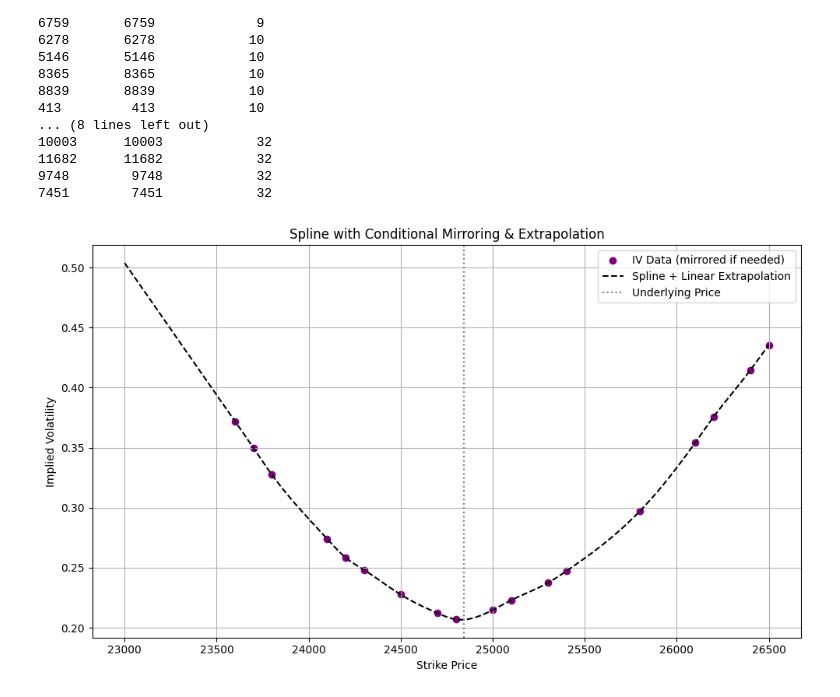
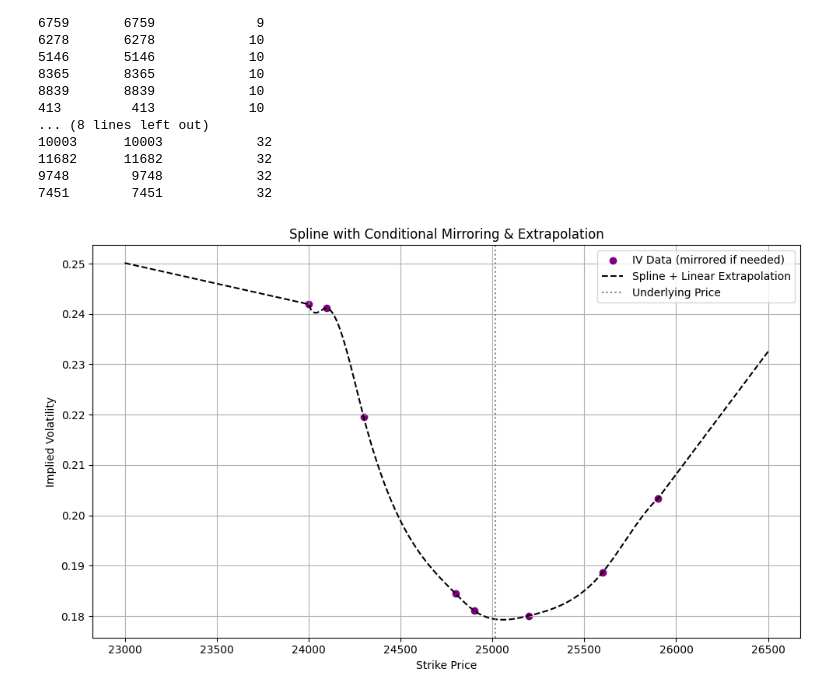
Before and after one commit to ag-arpitgoyal/nk-securities-research-hackathon-2025, a Jupyter notebook: misc.ipynb, the cells around one changed output. Cells and saved outputs as stored; diff of their text form; code cells hidden in the pictures.

```diff
--- a/misc.ipynb
+++ b/misc.ipynb
@@ -305,7 +305,7 @@ from scipy.interpolate import CubicSpline
 
 # Load data
 df = pd.read_csv('test_data.csv')
-row = df.iloc[1078]  # Pick a row to analyze
+row = df.iloc[2899]  # Pick a row to analyze
 
 # Extract IVs
 iv_data = {}
@@ -381,31 +381,31 @@ spline = CubicSpline(strikes, ivs, bc_type=((1, slope_left), (1, slope_right)),
 
 # Evaluate
 x_smooth = np.linspace(23000, 26500, 1000)
 y_smooth = np.empty_like(x_smooth)
 
 s1, iv1 = strikes[0], ivs[0]
 sN, ivN = strikes[-1], ivs[-1]
 
 for i, x in enumerate(x_smooth):
     if x < s1:
         y_smooth[i] = iv1 + slope_left_linear * (x - s1)
     elif x > sN:
         y_smooth[i] = ivN + slope_right_linear * (x - sN)
     else:
         y_smooth[i] = spline(x)
 
 # Plot
 plt.figure(figsize=(10, 6))
 plt.scatter(strikes, ivs, color='purple', label='IV Data (mirrored if needed)')
 plt.plot(x_smooth, y_smooth, color='black', linestyle='--', label='Spline + Linear Extrapolation')
 plt.axvline(underlying_price, color='gray', linestyle=':', label='Underlying Price')
 
 plt.xlabel('Strike Price')
 plt.ylabel('Implied Volatility')
 plt.title('Spline with Conditional Mirroring & Extrapolation')
 plt.grid(True)
 plt.legend()
 plt.tight_layout()
 plt.show()
 # %% [output]
-[figure, old version]
+[figure, new version]
```
Also changed, not shown: parts of 3 cells of this notebook, 6 other files.
